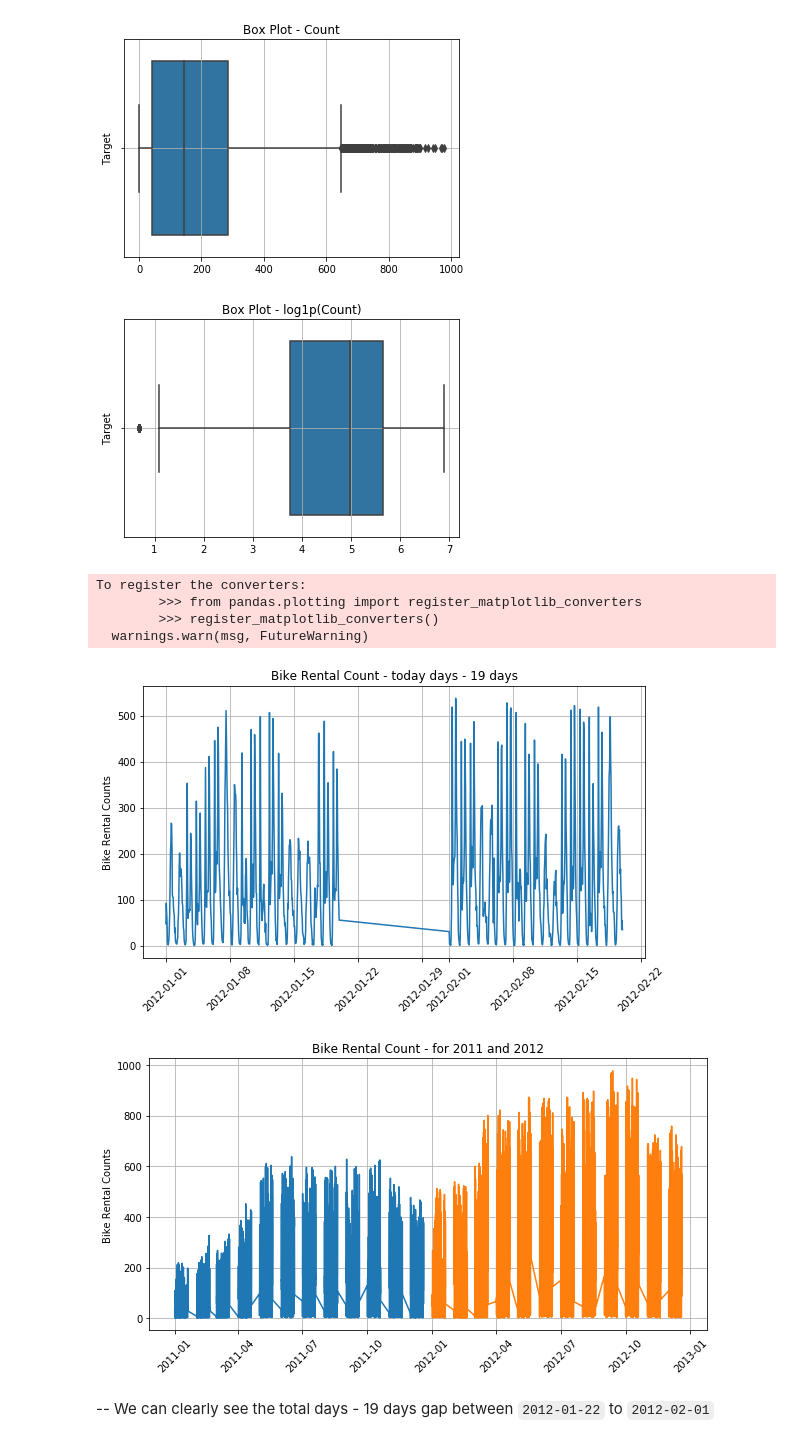
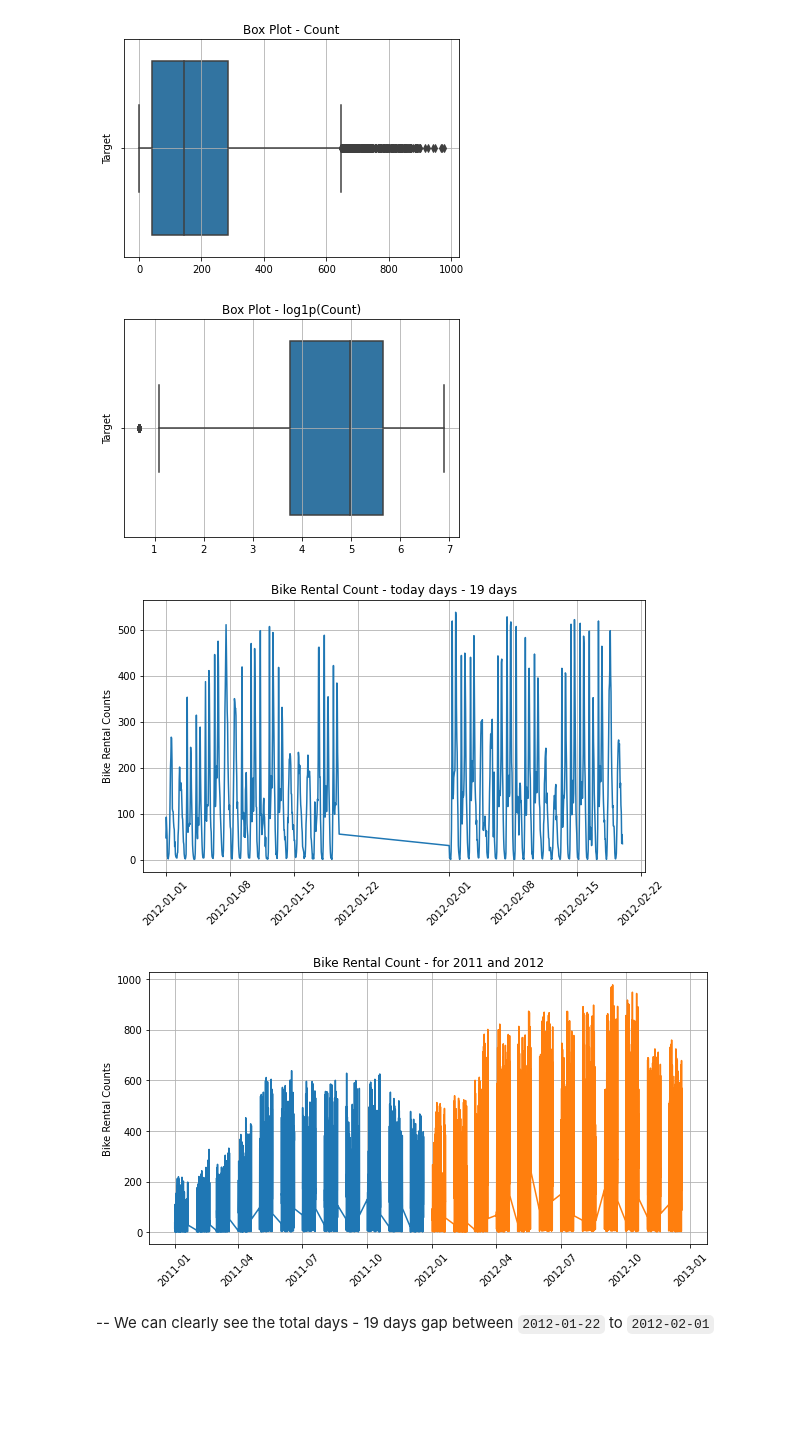
Before and after one commit to robinyUArizona/Time-Series--Projects, a Jupyter notebook: Bike Rental Demand/1- bikerental_xgboost_data_preparation.ipynb, the cells around one changed output. Cells and saved outputs as stored; diff of their text form; code cells hidden in the pictures; blank space fills up the shorter version.

```diff
--- a/Bike Rental Demand/1- bikerental_xgboost_data_preparation.ipynb
+++ b/Bike Rental Demand/1- bikerental_xgboost_data_preparation.ipynb
@@ -64,0 +184,8 @@ display(df_test.head())
+# %%
+## read the data sets
+train = pd.read_csv("train.csv", index_col=0, parse_dates=['datetime'])
+# parse_dates parameter to convince pandas to turn things into real datetime types
+display(train.head())
+
+test = pd.read_csv("test.csv", index_col=0, parse_dates=['datetime'])
+display(test.head())
@@ -110,12 +249,12 @@ plt.grid(True)
 # %%
 # Let's see how the data distribution changes with log1p
 # Evenly distributed
-sns.boxplot([df_train['count'].map(np.log1p)], labels=['log1p(count)'])
+sns.boxplot([train['count'].map(np.log1p)], labels=['log1p(count)'])
 plt.title('Box Plot - log1p(Count)')
 plt.ylabel('Target')
 plt.grid(True)
 # %% [output]
-[figure, old version]
+[figure, new version]
 # %%
 ## According to question the data records are given only first 19 days of each month
 ## Lets check the missing data which days in month - 19 days
@@ -123,29 +262,25 @@ plt.grid(True)
 ## Month to month trend
 plt.figure(figsize=(9,5))
 plt.title("Bike Rental Count - today days - 19 days")
-plt.plot(df_train['2012-01' : '2012-02']['count'])
+plt.plot(train['2012-01' : '2012-02']['count'])
 plt.xticks(rotation=45)
 plt.ylabel('Bike Rental Counts')
 plt.grid(True)
 plt.show()
 # %% [output]
-To register the converters:
-        >>> from pandas.plotting import register_matplotlib_converters
-        >>> register_matplotlib_converters()
-  warnings.warn(msg, FutureWarning)
-[figure, old version]
+[figure, new version]
 # %%
 ## Year to year trend
 plt.figure(figsize=(10,5))
 plt.title("Bike Rental Count - for 2011 and 2012")
-plt.plot(df_train['2011']['count'], label='2011')
-plt.plot(df_train['2012']['count'], label='2012')
+plt.plot(train['2011']['count'], label='2011')
+plt.plot(train['2012']['count'], label='2012')
 plt.xticks(rotation=45)
 plt.ylabel('Bike Rental Counts')
 plt.grid(True)
 plt.show()
 # %% [output]
-[figure, old version]
+[figure, new version]
 # %% [markdown]
 -- We can clearly see the total days - 19 days gap between `2012-01-22` to `2012-02-01`
 # %%
```
Also changed, not shown: parts of 33 cells of this notebook.
